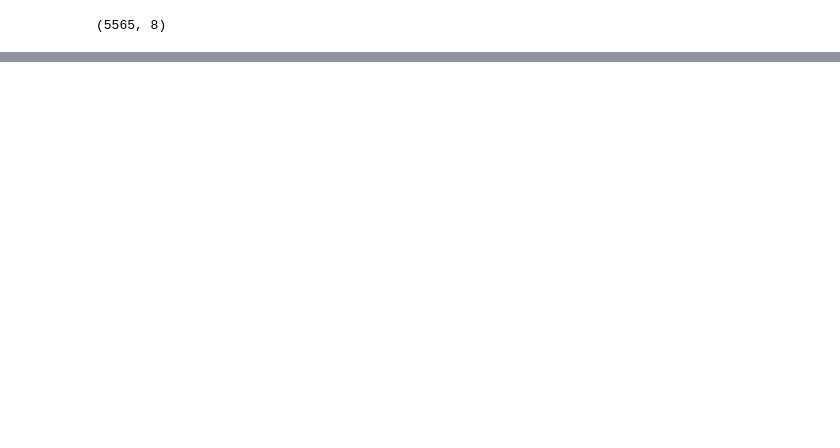
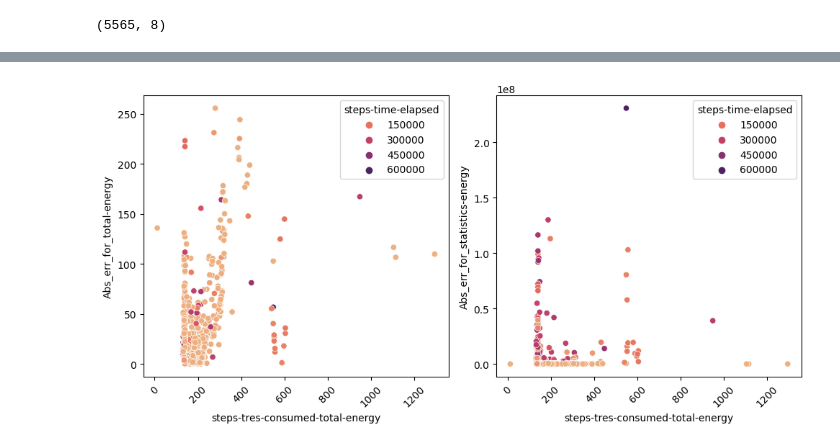
Before and after one commit to admire-eurohpc/AnomalyDetection, a Jupyter notebook: notebooks/energy_regression.ipynb, the cells around one changed output, grey strips where cells are left out. Drawn from its saved outputs; the diff is of its cells as text; code cells hidden in the pictures; blank space fills up the shorter version.

```diff
--- a/notebooks/energy_regression.ipynb
+++ b/notebooks/energy_regression.ipynb
@@ -41,14 +49,14 @@ X_train.shape
 # %% [output]
 (5565, 8)
 # %%
-# Create linear regression model
-model = LinearRegression()
-model.fit(X_train, y_train[y_cols[0]])
+# # Create linear regression model
+# model = LinearRegression()
+# model.fit(scaler.transform(X_train), y_train[y_cols[0]])
 
-model1 = LinearRegression()
-model1.fit(X_train, y_train[y_cols[1]])
+# model1 = LinearRegression()
+# model1.fit(scaler.transform(X_train), y_train[y_cols[1]])
 
-# Print test score
-print('Scores for linear regression model')
-print(f'Score for {y_cols[0]}: {model.score(X_test, y_test[y_cols[0]])}')
-print(f'Score for {y_cols[1]}: {model1.score(X_test, y_test[y_cols[1]])}')
+# # Print test score
+# print('Scores for linear regression model')
+# print(f'Score for {y_cols[0]}: {model.score(scaler.transform(X_test), y_test[y_cols[0]])}')
+# print(f'Score for {y_cols[1]}: {model1.score(scaler.transform(X_test), y_test[y_cols[1]])}')
@@ -75,0 +120,9 @@ Score for steps-statistics-energy-consumed: 0.8309842230521935
+# %%
+# Create a dataframe with the absolute errors
+ab = pd.DataFrame({'Abs_err_for_total-energy': ab_total, 'Abs_err_for_statistics-energy': ab_statistic})
+
+print(ab.shape)
+# Add the absolute errors and X_Test to new dataframe
+ab = pd.concat([ab, X_test], axis=1).reset_index(drop=True)
+print(ab.shape)
+ab.head(10)
@@ -75,0 +219,19 @@ Score for steps-statistics-energy-consumed: 0.8309842230521935
+# %%
+# Plot errors for both targets as y on the same plot dependent on steps-time-elapsed as x
+_df = pd.concat([ab, y_test], axis=1).reset_index(drop=True)
+
+fig, ax = plt.subplots(1, 2, figsize=(10, 5))
+hue = 'steps-time-elapsed'
+x = 'steps-tres-consumed-total-energy'
+y = 'Abs_err_for_total-energy'
+sns.scatterplot(x=x, y=y, data=_df, hue=hue, palette='flare', ax=ax[0])
+y = 'Abs_err_for_statistics-energy'
+sns.scatterplot(x=x, y=y, data=_df, hue=hue, palette='flare', ax=ax[1])
+
+# Rotate xticks for better readability
+plt.setp(ax[0].get_xticklabels(), rotation=45)
+plt.setp(ax[1].get_xticklabels(), rotation=45)
+
+plt.tight_layout()
+# %% [output]
+[figure, added]
```
Also changed, not shown: parts of 10 cells of this notebook.
